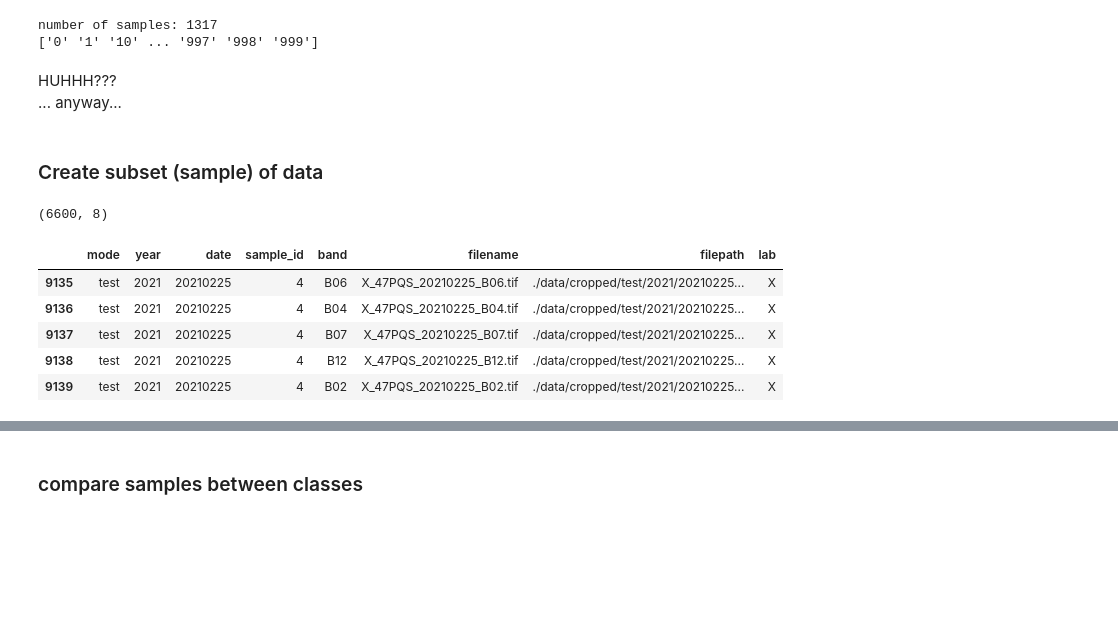
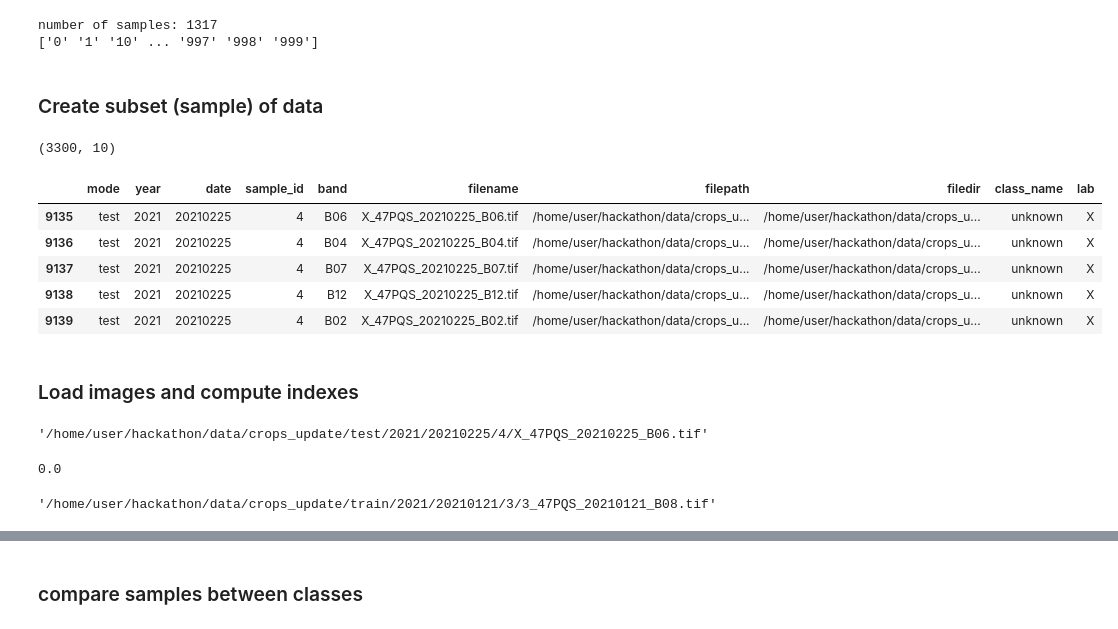
Before and after one commit to Pongsasit/Segmentation-Fault, a Jupyter notebook: src/eda.ipynb, the cells around one changed output, grey strips where cells are left out. Drawn from its saved outputs; the diff is of its cells as text; code cells hidden in the pictures; blank space fills up the shorter version.

```diff
--- a/src/eda.ipynb
+++ b/src/eda.ipynb
@@ -20,4 +21,6 @@ Makes it easier to select our desired data for viewing
 # data_path = Path('/home/user/hackathon/data')
 # test_image_paths = glob.glob('./data/cropped/test/**/*.tif', recursive=True)
 # train_image_paths = glob.glob('./data/cropped/train/**/*.tif', recursive=True)
-all_image_paths = glob.glob('./data/cropped/**/*.tif', recursive=True) #TODO: read path from config
+
+config = parse_yml('./configs/config.yml')
+all_image_paths = glob.glob(os.path.join(config.data_dir, 'crops_update/**/*.tif'), recursive=True) #TODO: read path from config
@@ -24,17 +29,20 @@ all_image_paths = glob.glob('./data/cropped/**/*.tif', recursive=True) #TODO: re
 # %%
 data_list = []
+plants = {'X': 'unknown','1':'cassava', '2':'rice', '3':'maize', '4':'sugarcane'}
 for path in all_image_paths:
     # print(path)
     path_parts = path.split('/')
-    mode = path_parts[3]
-    year = path_parts[4]
-    date = path_parts[5]
-    sample_id = path_parts[6]
-    filename = path_parts[7]
+    mode = path_parts[6]
+    year = path_parts[7]
+    date = path_parts[8]
+    sample_id = path_parts[9]
+    filename = path_parts[10]
     filepath = path
+    filedir = Path(path).parents[0]
     lab = filename.split('_')[0]
+    class_name = plants[lab]
     band = filename.split('_')[-1].split('.')[0]
     # print(path_parts)
     # print(mode, year, date, sample_id, filename, filepath, lab)
 
-    data_list.append((mode, year, date, sample_id, band, filename, filepath, lab))
+    data_list.append((mode, year, date, sample_id, band, filename, filepath, filedir, class_name, lab))
@@ -41,5 +63,5 @@ for path in all_image_paths:
 # %%
-df = pd.DataFrame(data_list, columns =['mode', 'year', 'date', 'sample_id', 'band', 'filename', 'filepath', 'lab'])
+df = pd.DataFrame(data_list, columns =['mode', 'year', 'date', 'sample_id', 'band', 'filename', 'filepath','filedir', 'class_name', 'lab'])
 # %%
 df.head()
 # %% [output]
@@ -97,24 +119,21 @@ print(dat)
 # %% [output]
 number of samples: 1317
 ['0' '1' '10' ... '997' '998' '999']
-# %% [markdown]
-HUHHH???
-... anyway...
 # %% [markdown]
 ### Create subset (sample) of data
 # %%
 subset = df[((df['date'].str.contains('202101'))|(df['date'].str.contains('202102')))
             &
-            (df['sample_id'].astype(int) < 20)]
+            (df['sample_id'].astype(int) < 10)]
 print(subset.shape)
 subset.head()
 # %% [output]
-(6600, 8)
+(3300, 10)
-|  | mode | year | date | sample_id | band | filename | filepath | lab |
-| 9135 | test | 2021 | 20210225 | 4 | B06 | X_47PQS_20210225_B06.tif | ./data/cropped/test/2021/20210225... | X |
-| 9136 | test | 2021 | 20210225 | 4 | B04 | X_47PQS_20210225_B04.tif | ./data/cropped/test/2021/20210225... | X |
-| 9137 | test | 2021 | 20210225 | 4 | B07 | X_47PQS_20210225_B07.tif | ./data/cropped/test/2021/20210225... | X |
-| 9138 | test | 2021 | 20210225 | 4 | B12 | X_47PQS_20210225_B12.tif | ./data/cropped/test/2021/20210225... | X |
-| 9139 | test | 2021 | 20210225 | 4 | B02 | X_47PQS_20210225_B02.tif | ./data/cropped/test/2021/20210225... | X |
+|  | mode | year | date | sample_id | band | filename | filepath | filedir | class_name | lab |
+| 9135 | test | 2021 | 20210225 | 4 | B06 | X_47PQS_20210225_B06.tif | /home/user/hackathon/data/crops_u... | /home/user/hackathon/data/crops_u... | unknown | X |
+| 9136 | test | 2021 | 20210225 | 4 | B04 | X_47PQS_20210225_B04.tif | /home/user/hackathon/data/crops_u... | /home/user/hackathon/data/crops_u... | unknown | X |
+| 9137 | test | 2021 | 20210225 | 4 | B07 | X_47PQS_20210225_B07.tif | /home/user/hackathon/data/crops_u... | /home/user/hackathon/data/crops_u... | unknown | X |
+| 9138 | test | 2021 | 20210225 | 4 | B12 | X_47PQS_20210225_B12.tif | /home/user/hackathon/data/crops_u... | /home/user/hackathon/data/crops_u... | unknown | X |
+| 9139 | test | 2021 | 20210225 | 4 | B02 | X_47PQS_20210225_B02.tif | /home/user/hackathon/data/crops_u... | /home/user/hackathon/data/crops_u... | unknown | X |
 # %%
 
@@ -126,0 +146,2 @@ for idx, row in subset.iterrows():
+# %% [markdown]
+### Load images and compute indexes
@@ -126,0 +150,8 @@ for idx, row in subset.iterrows():
+# %%
+dataset.iloc[0].filepath
+# %% [output]
+'/home/user/hackathon/data/crops_update/test/2021/20210225/4/X_47PQS_20210225_B06.tif'
+# %%
+NIR.mean()
+# %% [output]
+0.0
@@ -126,0 +182,4 @@ for idx, row in subset.iterrows():
+# %%
+NIR_filepath
+# %% [output]
+'/home/user/hackathon/data/crops_update/train/2021/20210121/3/3_47PQS_20210121_B08.tif'
```
Also changed, not shown: parts of 13 cells of this notebook.
